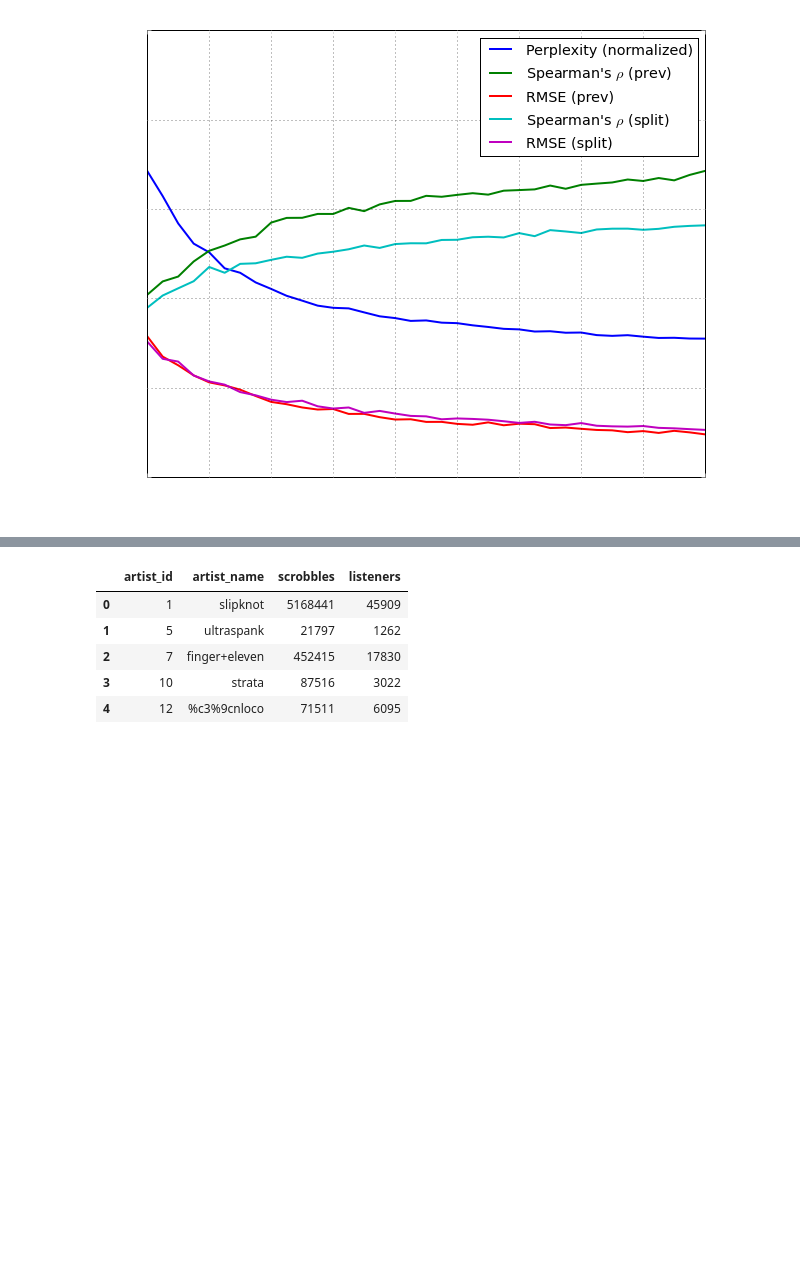
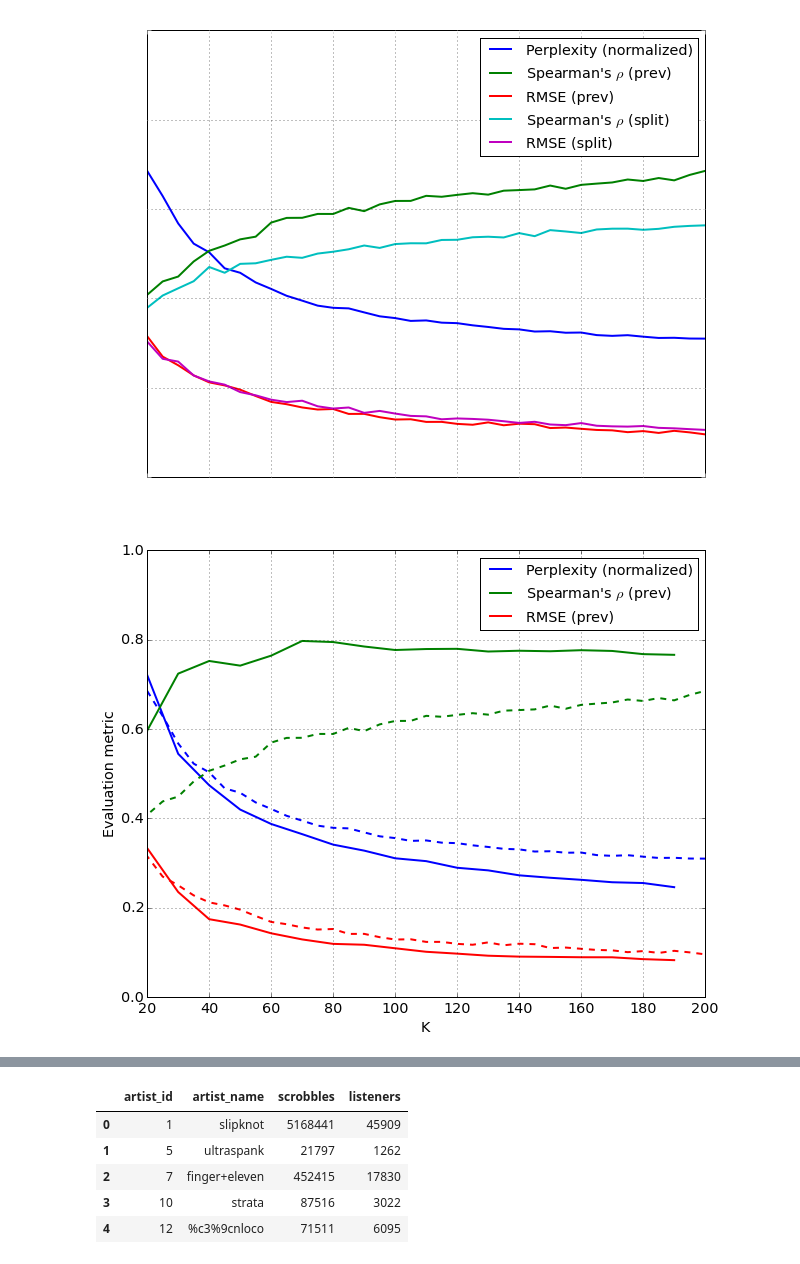
Before and after one commit to jlorince/MusicForaging, a Jupyter notebook: notebooks/northwestern.ipynb, the cells around one changed output, grey strips where cells are left out. Cells and saved outputs as stored; diff of their text form; code cells hidden in the pictures; blank space fills up the shorter version.

```diff
--- a/notebooks/northwestern.ipynb
+++ b/notebooks/northwestern.ipynb
@@ -2,18 +2,23 @@
 import pandas as pd
 import graphlab as gl
 import numpy as np
+import os,glob
 from __future__ import unicode_literals
 from matplotlib import pyplot as plt
 %matplotlib inline
 import matplotlib as mpl
-mpl.rcParams['axes.labelcolor'] = 'white'
+import matplotlib.colors as colors
+import matplotlib.cm as cmx
+from scipy.spatial.distance import cosine
+color = 'white'
+mpl.rcParams['axes.labelcolor'] = color
 mpl.rcParams['axes.labelsize'] = 'x-large'
 mpl.rcParams['figure.figsize'] = (10,8)
-mpl.rcParams['xtick.color'] = 'white'
-mpl.rcParams['ytick.color'] = 'white'
+mpl.rcParams['xtick.color'] = color
+mpl.rcParams['ytick.color'] = color
 mpl.rcParams['ytick.labelsize'] = 'x-large'
 mpl.rcParams['xtick.labelsize'] = 'x-large'
 mpl.rcParams['axes.titlesize'] = 'xx-large'
-mpl.rcParams['text.color'] = 'white'
+mpl.rcParams['text.color'] = color
 mpl.rcParams['text.usetex'] = False
 mpl.rcParams['legend.fontsize'] = 'x-large'
@@ -39,3 +38,21 @@ for text in l.get_texts():
 ax.grid()
 # %% [output]
 [figure]
+# %%
+lda_stats_2 = pd.read_table('../GenreModeling/eval_results/artist_lda_final.txt',sep=r"\s*",index_col='K',engine='python')
+lda_stats_2['perplexity'] = lda_stats_2['perplexity']/lda_stats_2['perplexity'].max()
+cols = [col for col in lda_stats_2.columns if ('euclidean' not in col) and ('jsd' not in col) and ('split' not in col)]
+ax = lda_stats_2[cols].plot(legend=None,xlim=(20,200),lw=2)
+ax.set_ylabel("Evaluation metric")
+ax.set_xlabel("K (number of topics)")
+
+lda_stats[cols].plot(legend=None,xlim=(20,200),lw=2,ax=ax,ls='--',color=['blue','green','red'])
+
+handles,labels = ax.get_legend_handles_labels()
+l = ax.legend(handles,['Perplexity (normalized)',r"Spearman's $\rho$ (prev)",
+                       "RMSE (prev)"])#,r"Spearman's $\rho$ (split)", "RMSE (split)"])
+for text in l.get_texts():
+    text.set_color("black")
+ax.grid()
+# %% [output]
+[figure, added]
```
Also changed, not shown: parts of 23 cells of this notebook, 20 other files.
